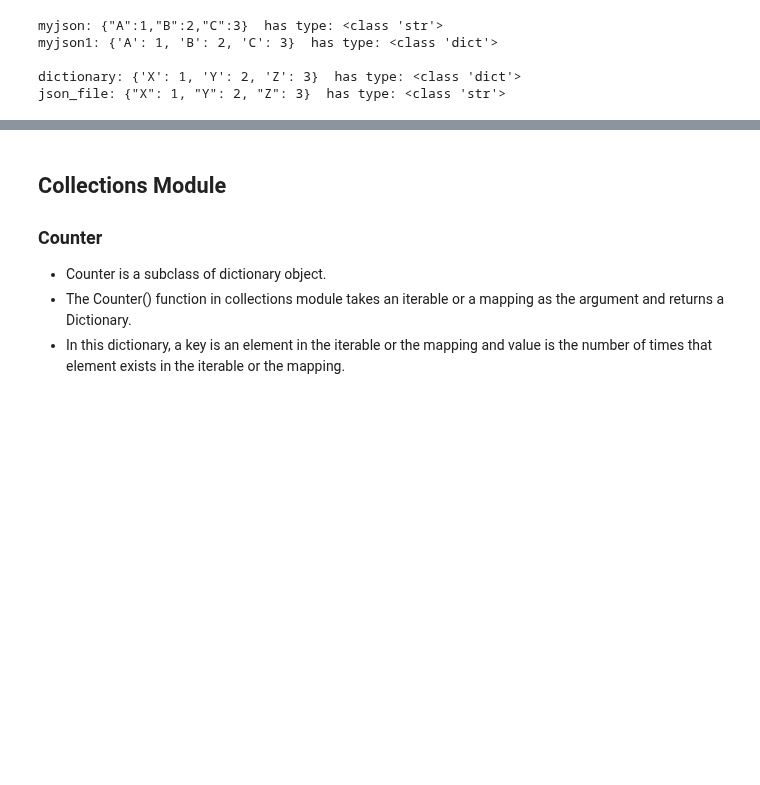
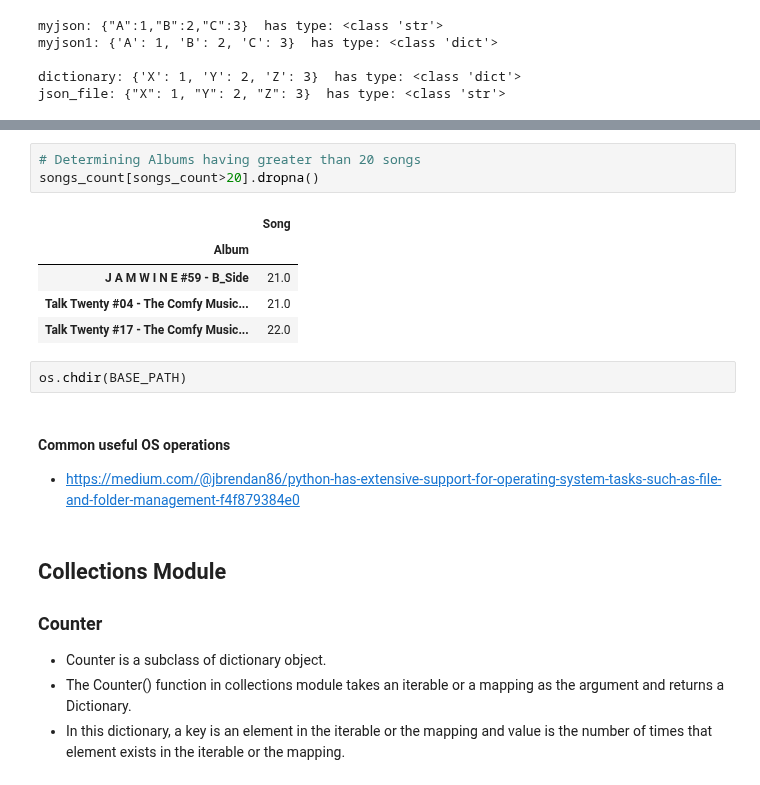
Before and after one commit to jamwine/Python-Beginners-Guide, a Jupyter notebook: Modules in Python.ipynb, the cells around one changed output, grey strips where cells are left out. Saved outputs shown, nothing was run; the diff lists cells and outputs as text; blank space fills up the shorter version.

```diff
--- a/Modules in Python.ipynb
+++ b/Modules in Python.ipynb
@@ -113,3 +362,17 @@ json_file: {"X": 1, "Y": 2, "Z": 3}  has type: <class 'str'>
+# %%
+# Determining Albums having greater than 20 songs
+songs_count[songs_count>20].dropna()
+# %% [output]
+|  | Song |
+| Album |  |
+| J A M W I N E #59 - B_Side | 21.0 |
+| Talk Twenty #04 - The Comfy Music... | 21.0 |
+| Talk Twenty #17 - The Comfy Music... | 22.0 |
+# %%
+os.chdir(BASE_PATH)
+# %% [markdown]
+#### Common useful OS operations
+* https://medium.com/@jbrendan86/python-has-extensive-support-for-operating-system-tasks-such-as-file-and-folder-management-f4f879384e0
 # %% [markdown]
 ## Collections Module
 ### Counter
```
Also changed, not shown: parts of 34 cells of this notebook.
